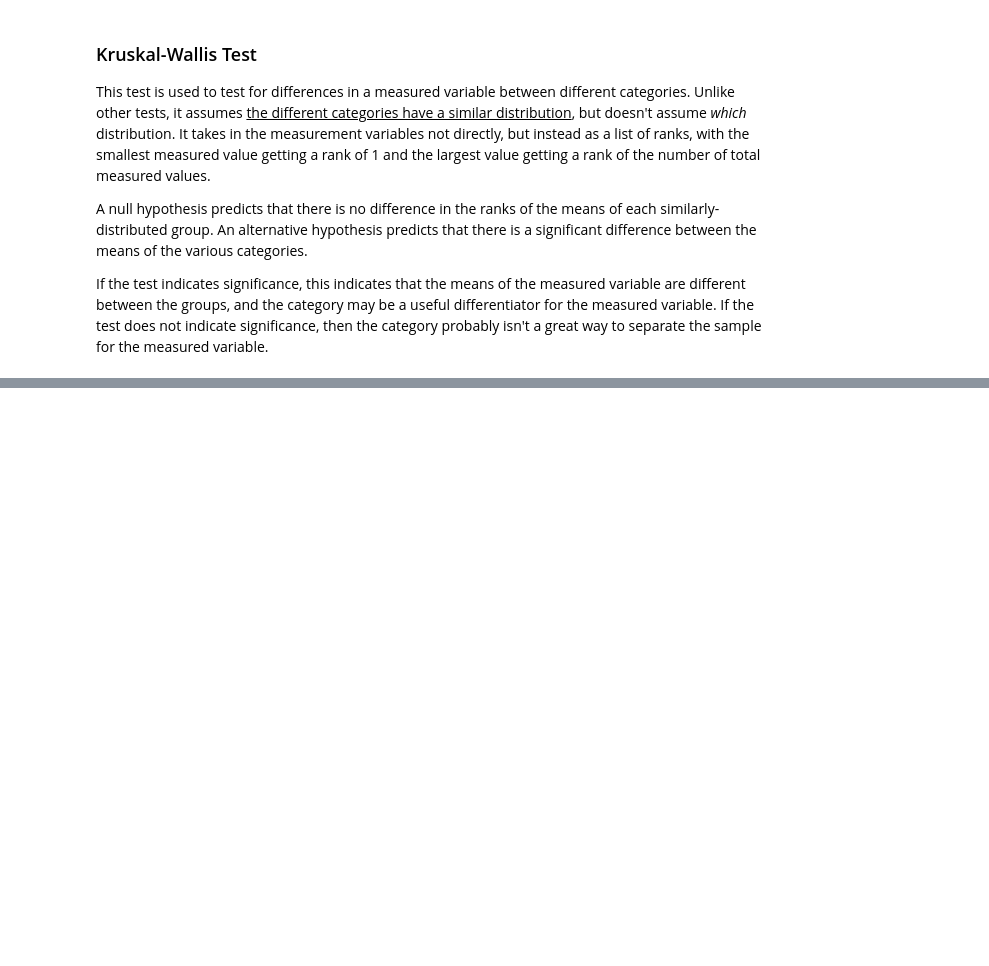
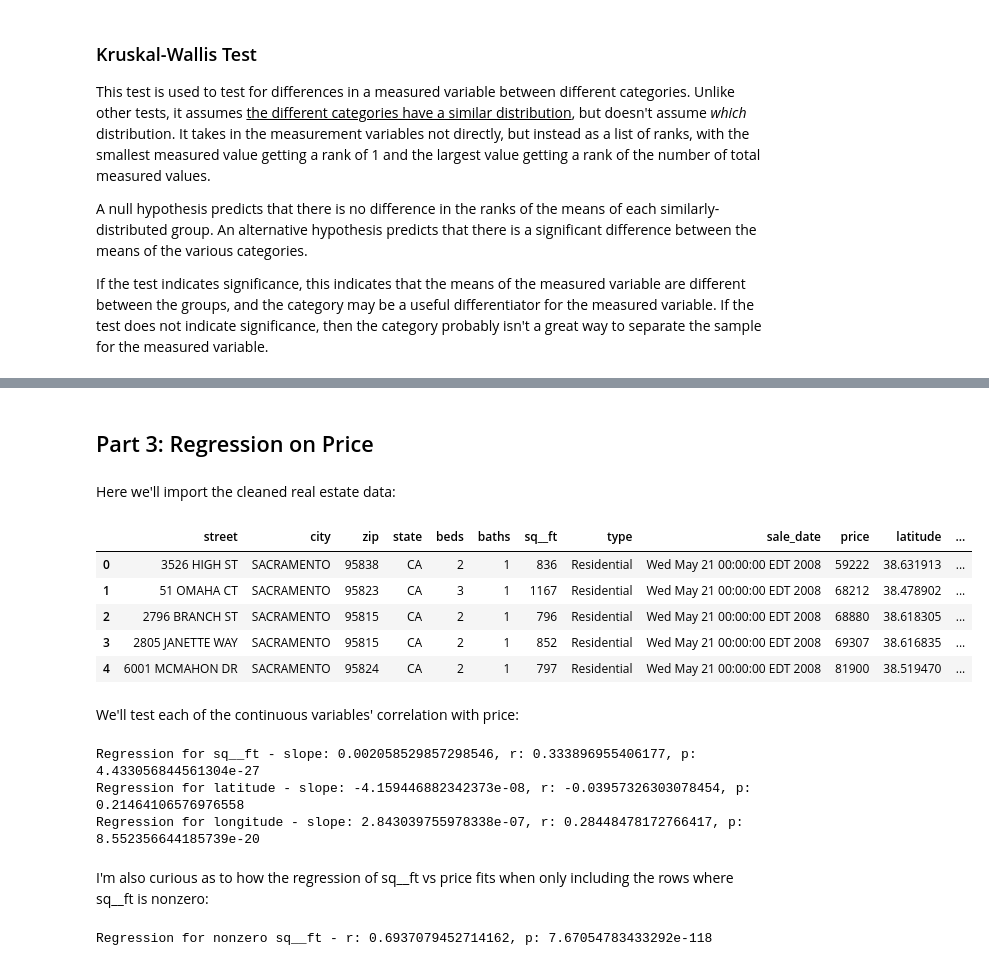
Before and after one commit to JacksonRolando/DataScience, a Jupyter notebook: 3_EDA_Stats/Rolando_lab3.ipynb, the cells around one changed output, grey strips where cells are left out. Drawn from its saved outputs; the diff is of its cells as text; code cells hidden in the pictures; blank space fills up the shorter version.

```diff
--- a/3_EDA_Stats/Rolando_lab3.ipynb
+++ b/3_EDA_Stats/Rolando_lab3.ipynb
@@ -61,0 +62,2 @@ If the test indicates significance, this indicates that the means of the measure
+# %% [markdown]
+## Part 3: Regression on Price
@@ -61,0 +67,32 @@ If the test indicates significance, this indicates that the means of the measure
+# %% [markdown]
+Here we'll import the cleaned real estate data:
+# %%
+df_real_estate = pd.read_csv('./clean_sacramento_real_estate.csv')
+df_real_estate.head()
+# %% [output]
+|  | street | city | zip | state | beds | baths | sq__ft | type | sale_date | price | latitude | ... |
+| 0 | 3526 HIGH ST | SACRAMENTO | 95838 | CA | 2 | 1 | 836 | Residential | Wed May 21 00:00:00 EDT 2008 | 59222 | 38.631913 | ... |
+| 1 | 51 OMAHA CT | SACRAMENTO | 95823 | CA | 3 | 1 | 1167 | Residential | Wed May 21 00:00:00 EDT 2008 | 68212 | 38.478902 | ... |
+| 2 | 2796 BRANCH ST | SACRAMENTO | 95815 | CA | 2 | 1 | 796 | Residential | Wed May 21 00:00:00 EDT 2008 | 68880 | 38.618305 | ... |
+| 3 | 2805 JANETTE WAY | SACRAMENTO | 95815 | CA | 2 | 1 | 852 | Residential | Wed May 21 00:00:00 EDT 2008 | 69307 | 38.616835 | ... |
+| 4 | 6001 MCMAHON DR | SACRAMENTO | 95824 | CA | 2 | 1 | 797 | Residential | Wed May 21 00:00:00 EDT 2008 | 81900 | 38.519470 | ... |
+# %% [markdown]
+We'll test each of the continuous variables' correlation with price:
+# %%
+continuous_cols = ['sq__ft', 'latitude', 'longitude']
+for col in continuous_cols:
+    slope, intercept, r, p, stderr = stats.linregress(df_real_estate['price'], df_real_estate[col])
+    print("Regression for " + col + " - slope: " + str(slope) + ", r: " + str(r) + ", p: " + str(p))
+# %% [output]
+Regression for sq__ft - slope: 0.002058529857298546, r: 0.333896955406177, p: 4.433056844561304e-27
+Regression for latitude - slope: -4.159446882342373e-08, r: -0.03957326303078454, p: 0.21464106576976558
+Regression for longitude - slope: 2.843039755978338e-07, r: 0.28448478172766417, p: 8.552356644185739e-20
+# %% [markdown]
+I'm also curious as to how the regression of sq__ft vs price fits when only including the rows where sq__ft is nonzero:
+# %%
+nonzero_rows = df_real_estate.sq__ft != 0
+
+slope, intercept, r, p, stderr = stats.linregress(df_real_estate['price'][nonzero_rows], df_real_estate['sq__ft'][nonzero_rows])
+print("Regression for nonzero sq__ft - r: " + str(r) + ", p: " + str(p))
+# %% [output]
+Regression for nonzero sq__ft - r: 0.6937079452714162, p: 7.67054783433292e-118
```
Also changed, not shown: parts of 19 cells of this notebook, 2 other files.
